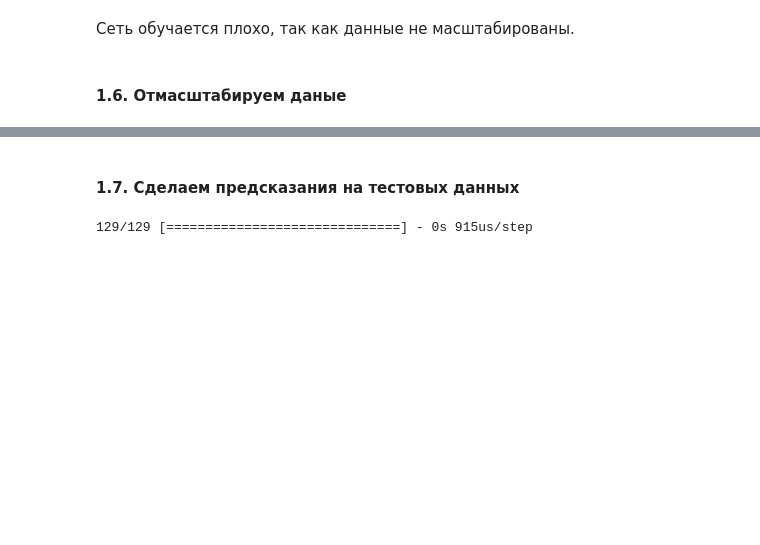
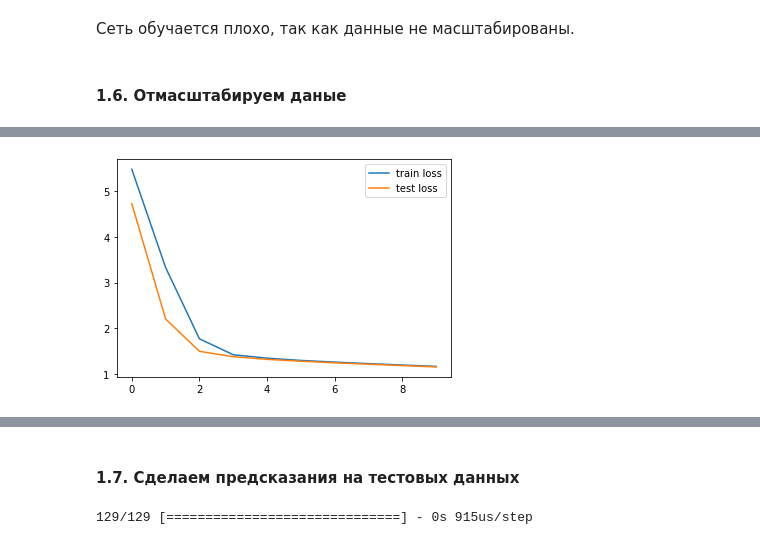
Before and after one commit to ArtemKarDev/keras_first_pra-tic, a Jupyter notebook: keras_first_praсtic.ipynb, the cells around one changed output, grey strips where cells are left out. Saved outputs shown, nothing was run; the diff lists cells and outputs as text; code cells hidden in the pictures; blank space fills up the shorter version.

Commit message:
add graph history

```diff
--- a/keras_first_praсtic.ipynb
+++ b/keras_first_praсtic.ipynb
@@ -105,6 +105,17 @@ model.compile(optimizer='sgd', loss='mse', metrics='mae')
 #### 1.5. Обучим нейросеть
 # %%
 %%time
-model.fit(X_train,y_train, epochs=5)
+
+model.fit(X_train,
+          y_train,
+          epochs=5,
+         # batch_size=64,       # Количество сэмплов за один шаг градиентного спуска
+          steps_per_epoch=5,   # Общее количество шагов (батчей сэмплов) на одной эпохе.
+                               # по умолчанию равняется количеству сэмплов в датасете деленное на batch size
+          validation_split=0.2, # Доля обучающих данных, которая будет использоваться как валидационная часть
+        # validation_data=(X_test, y_test), #  Данные, на которых считается функция потерь и метрики в конце каждой эпохи
+        # validation_batch_size=X_test.shape[0]  #  Количество сэмплов в один валидационный батч
+          validation_freq=2  # столько эпох с обучением пройдет, до одной валидации
+         )
 # %% [output]
 Epoch 1/5
@@ -138,5 +150,13 @@ model = Sequential([
 
 model.compile(optimizer='sgd', loss='mse', metrics='mae')
 
-model.fit(X_train_n, y_train, epochs=20)
+# для будущей визулизации залогируем все измерения в объект history
+history = model.fit(X_train_n,
+                    y_train,
+                    epochs=10,
+                    #batch_size=64,
+                    steps_per_epoch=10,
+                    validation_split=0.2,
+                    #validation_freq=2
+                   )
 # %% [output]
@@ -160,0 +183,8 @@ Epoch 20/20
+# %%
+import matplotlib.pyplot as plt
+
+plt.plot(history.history['loss'], label='train loss')
+plt.plot(history.history['val_loss'], label='test loss')
+plt.legend();
+# %% [output]
+[figure, added]
```
Also changed, not shown: parts of 5 cells of this notebook.
